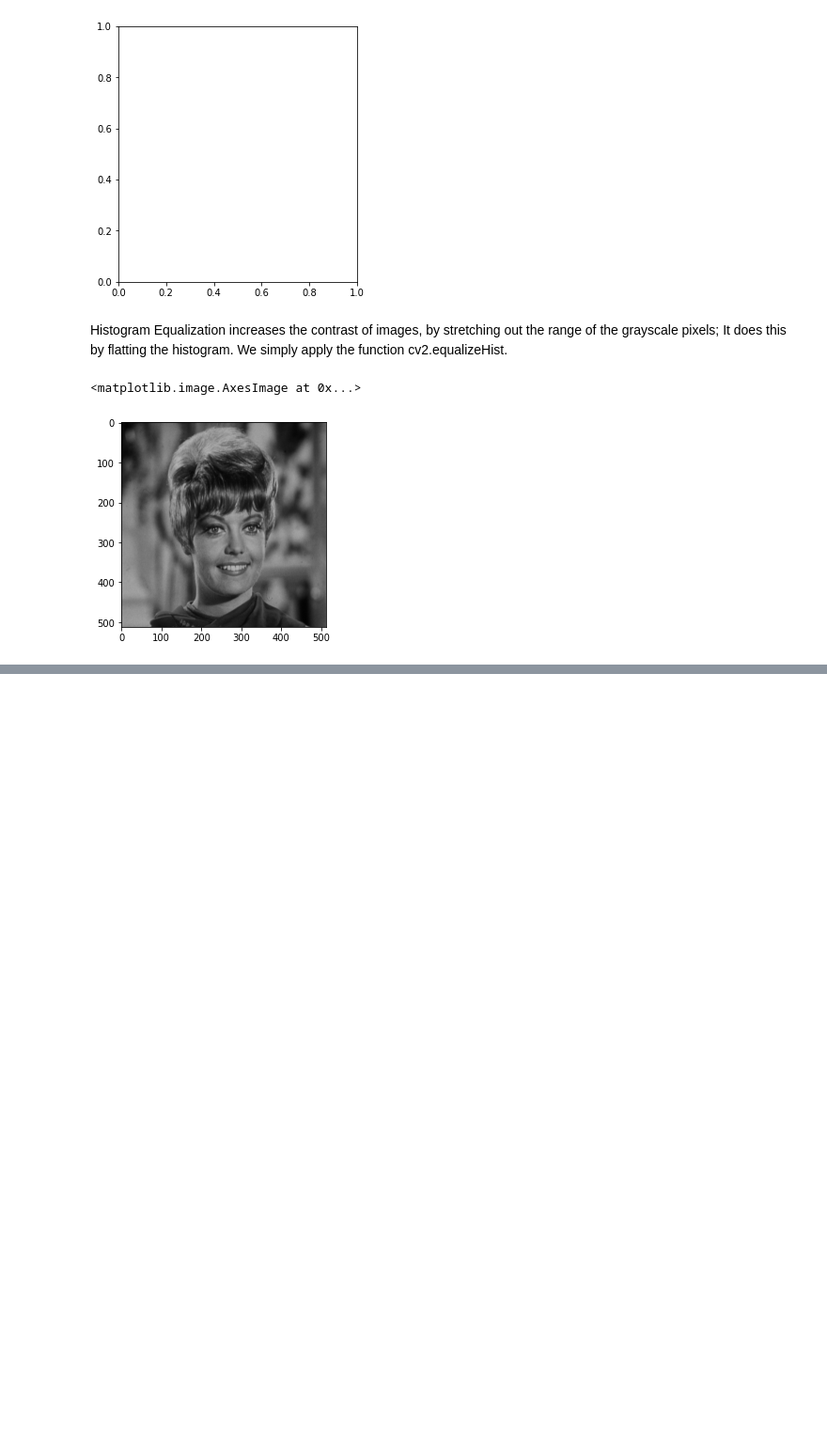
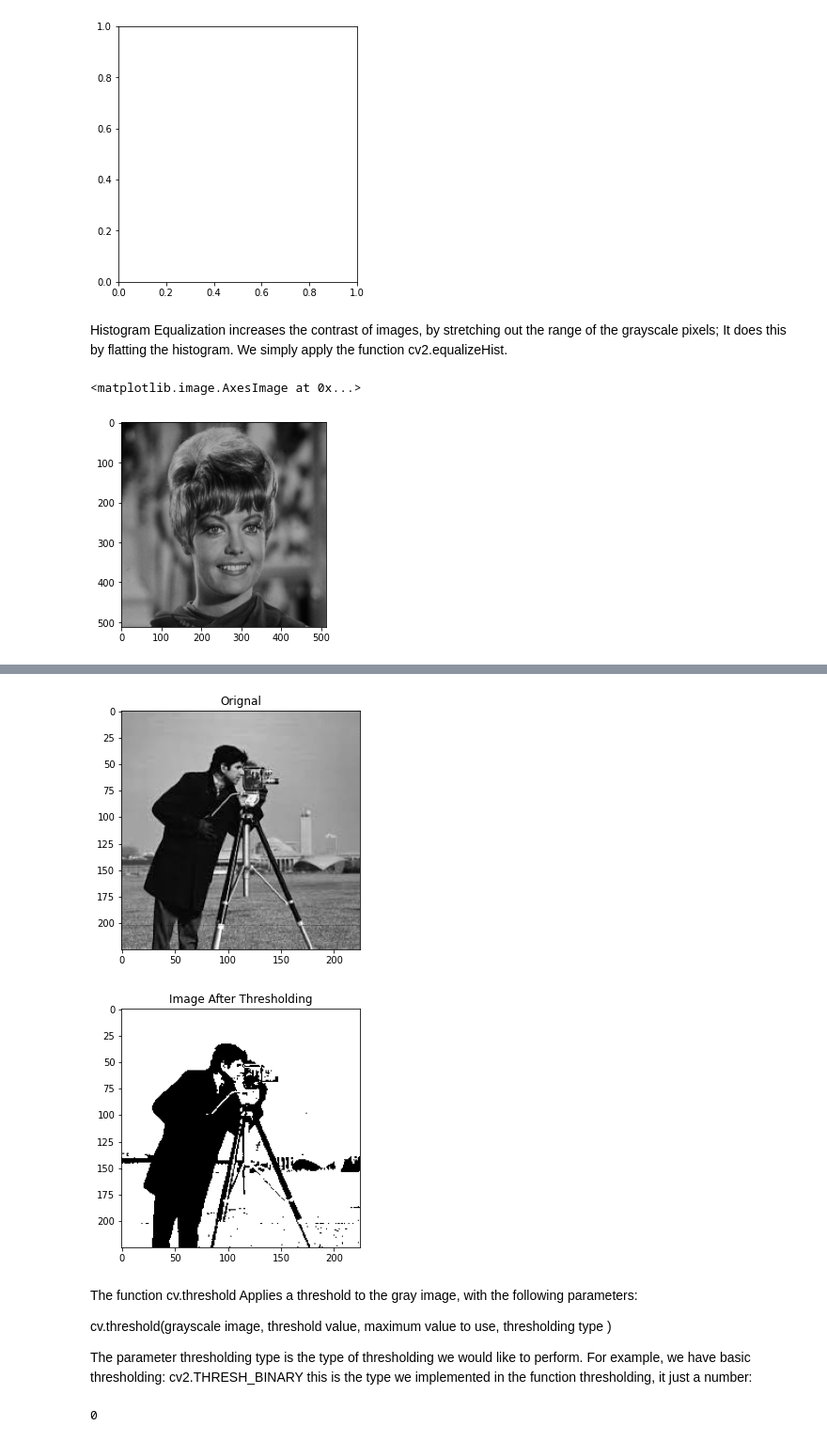
Before and after one commit to vinay030901/Machine-Learning, a Jupyter notebook: ComputerVision/histogramAnsIntensityTransformations.ipynb, the cells around one changed output, grey strips where cells are left out. Shown at 94% size. Saved outputs shown, nothing was run; the diff lists cells and outputs as text; code cells hidden in the pictures; blank space fills up the shorter version.

```diff
--- a/ComputerVision/histogramAnsIntensityTransformations.ipynb
+++ b/ComputerVision/histogramAnsIntensityTransformations.ipynb
@@ -230,0 +223,11 @@ SyntaxError: invalid syntax (Temp/ipykernel_8312/1922462663.py, line 1)
+# %%
+def thresholding(input_img, threshold,max_value=255,min_value=0):
+    n,m=input_img.shape
+    image_out=np.zeros((n,m),dtype=np.uint8)
+    for i  in range(n):
+        for j in range(m):
+            if input_img[i,j]> threshold:
+                image_out[i,j]=max_value
+            else:
+                image_out[i,j]=min_value
+    return image_out
@@ -230,0 +248,15 @@ SyntaxError: invalid syntax (Temp/ipykernel_8312/1922462663.py, line 1)
+# %%
+plot_image(image, new_image, "Orignal", "Image After Thresholding")
+# %% [output]
+[figure, added]
+[figure, added]
+# %% [markdown]
+The function cv.threshold Applies a threshold to the gray image, with the following parameters:
+
+cv.threshold(grayscale image, threshold value, maximum value to use, thresholding type )
+
+The parameter thresholding type is the type of thresholding we would like to perform. For example, we have basic thresholding: cv2.THRESH_BINARY this is the type we implemented in the function thresholding, it just a number:
+# %%
+cv2.THRESH_BINARY
+# %% [output]
+0
```
Also changed, not shown: parts of 12 cells of this notebook, 6 other files.
